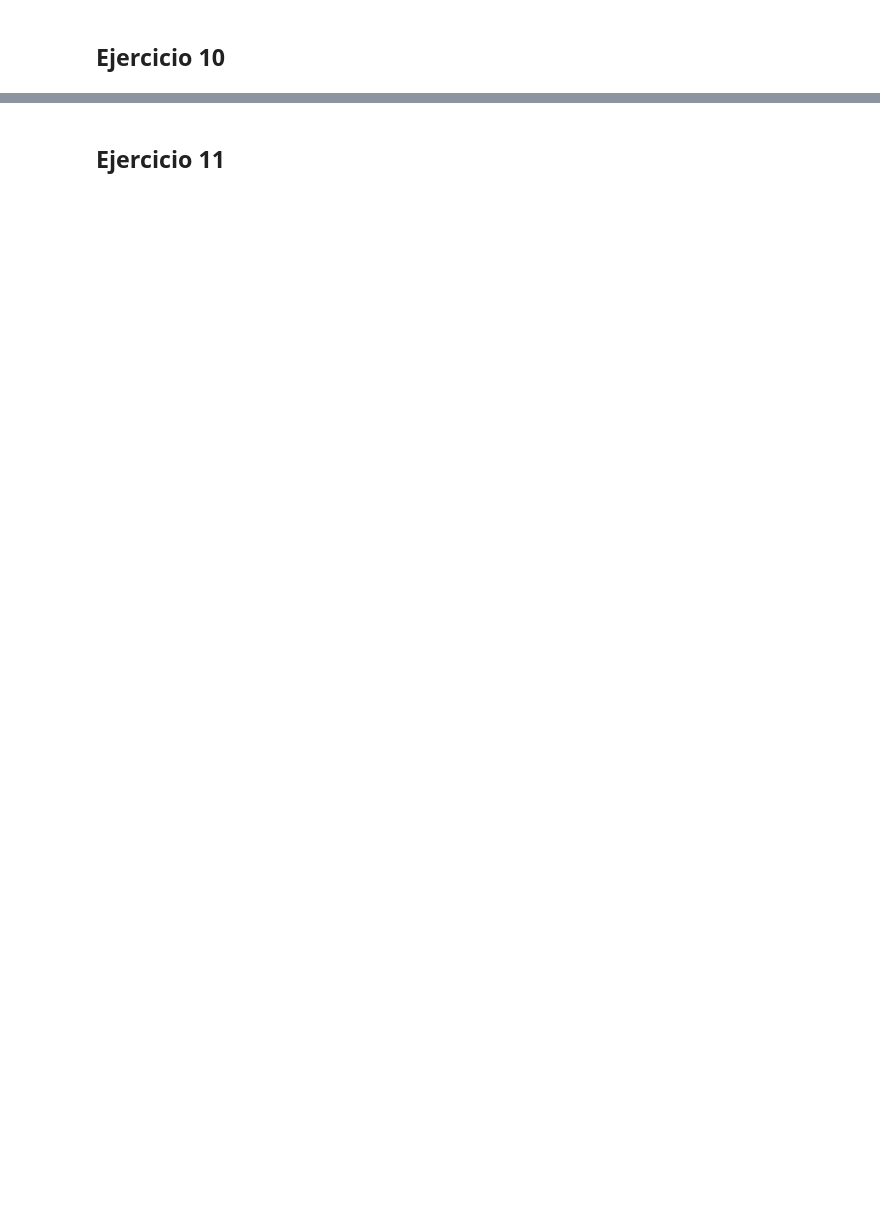
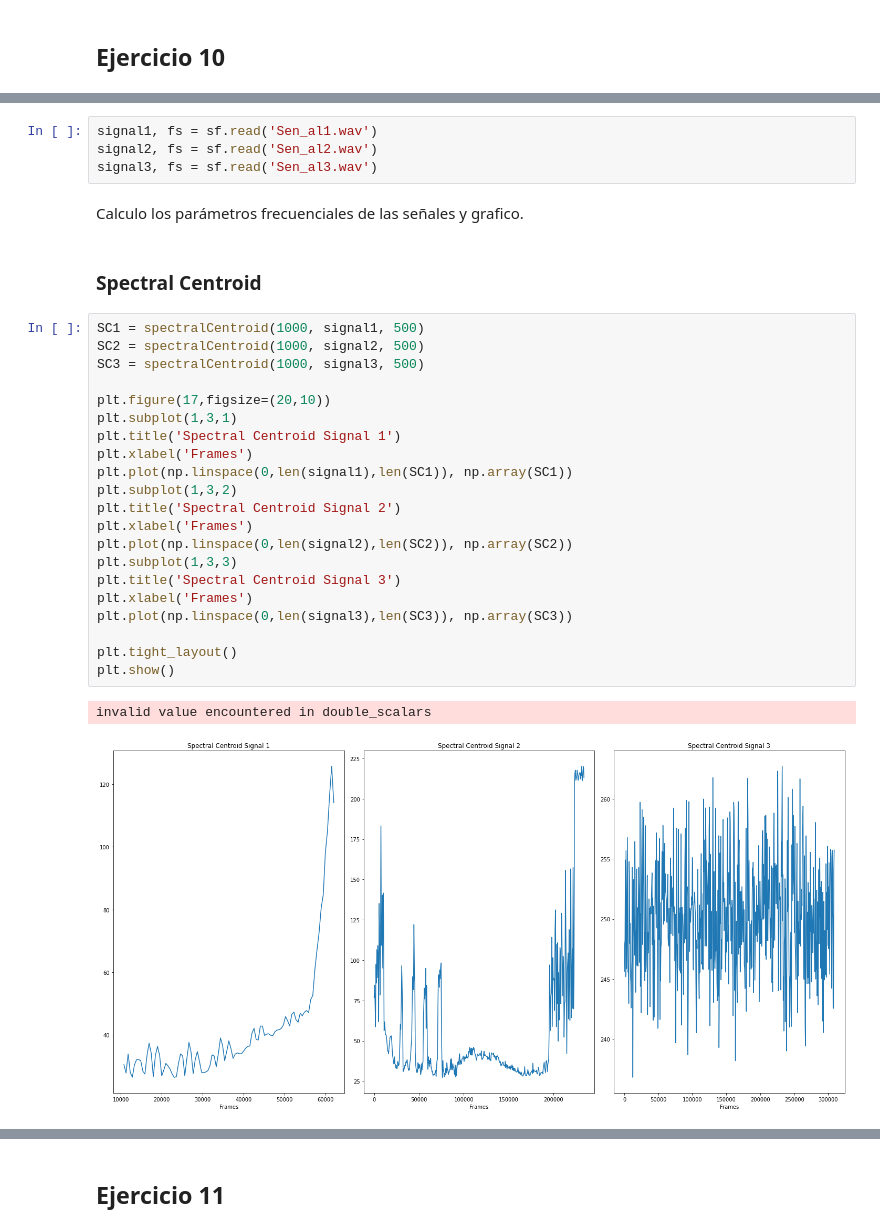
Before and after one commit to martinhaimovich2010/TP1_DSP, a Jupyter notebook: TP1_DSP_Haimovich_Veiga.ipynb, the cells around one changed output, grey strips where cells are left out. Drawn from its saved outputs; the diff is of its cells as text; blank space fills up the shorter version.

```diff
--- a/TP1_DSP_Haimovich_Veiga.ipynb
+++ b/TP1_DSP_Haimovich_Veiga.ipynb
@@ -611,0 +821,32 @@ Se puede apreciar que el filtraje con la ventana Blackman es mucho mejor que el
+# %%
+signal1, fs = sf.read('Sen_al1.wav')
+signal2, fs = sf.read('Sen_al2.wav')
+signal3, fs = sf.read('Sen_al3.wav')
+# %% [markdown]
+Calculo los parámetros frecuenciales de las señales y grafico.
+# %% [markdown]
+### Spectral Centroid
+# %%
+SC1 = spectralCentroid(1000, signal1, 500)
+SC2 = spectralCentroid(1000, signal2, 500)
+SC3 = spectralCentroid(1000, signal3, 500)
+
+plt.figure(17,figsize=(20,10))
+plt.subplot(1,3,1)
+plt.title('Spectral Centroid Signal 1')
+plt.xlabel('Frames')
+plt.plot(np.linspace(0,len(signal1),len(SC1)), np.array(SC1))
+plt.subplot(1,3,2)
+plt.title('Spectral Centroid Signal 2')
+plt.xlabel('Frames')
+plt.plot(np.linspace(0,len(signal2),len(SC2)), np.array(SC2))
+plt.subplot(1,3,3)
+plt.title('Spectral Centroid Signal 3')
+plt.xlabel('Frames')
+plt.plot(np.linspace(0,len(signal3),len(SC3)), np.array(SC3))
+
+plt.tight_layout()
+plt.show()
+# %% [output]
+invalid value encountered in double_scalars
+[figure, added]
```
Also changed, not shown: parts of 47 cells of this notebook, 1 other file.
